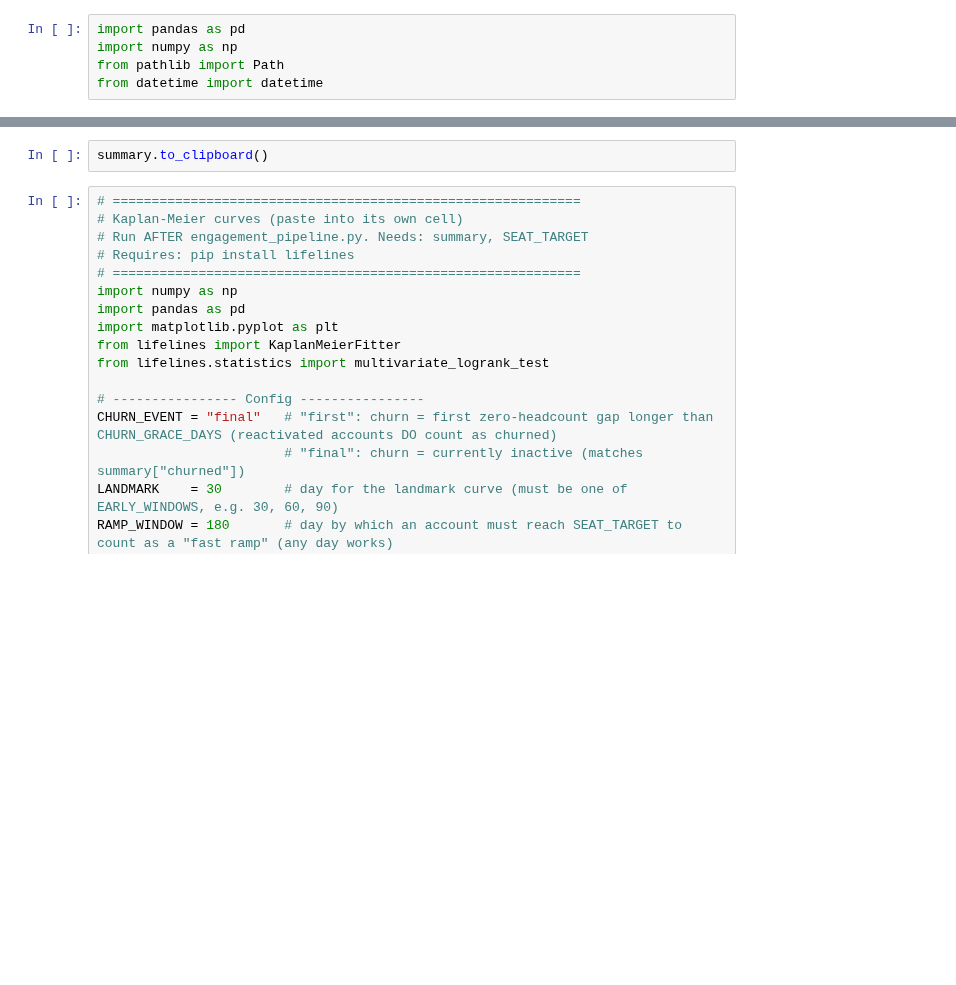
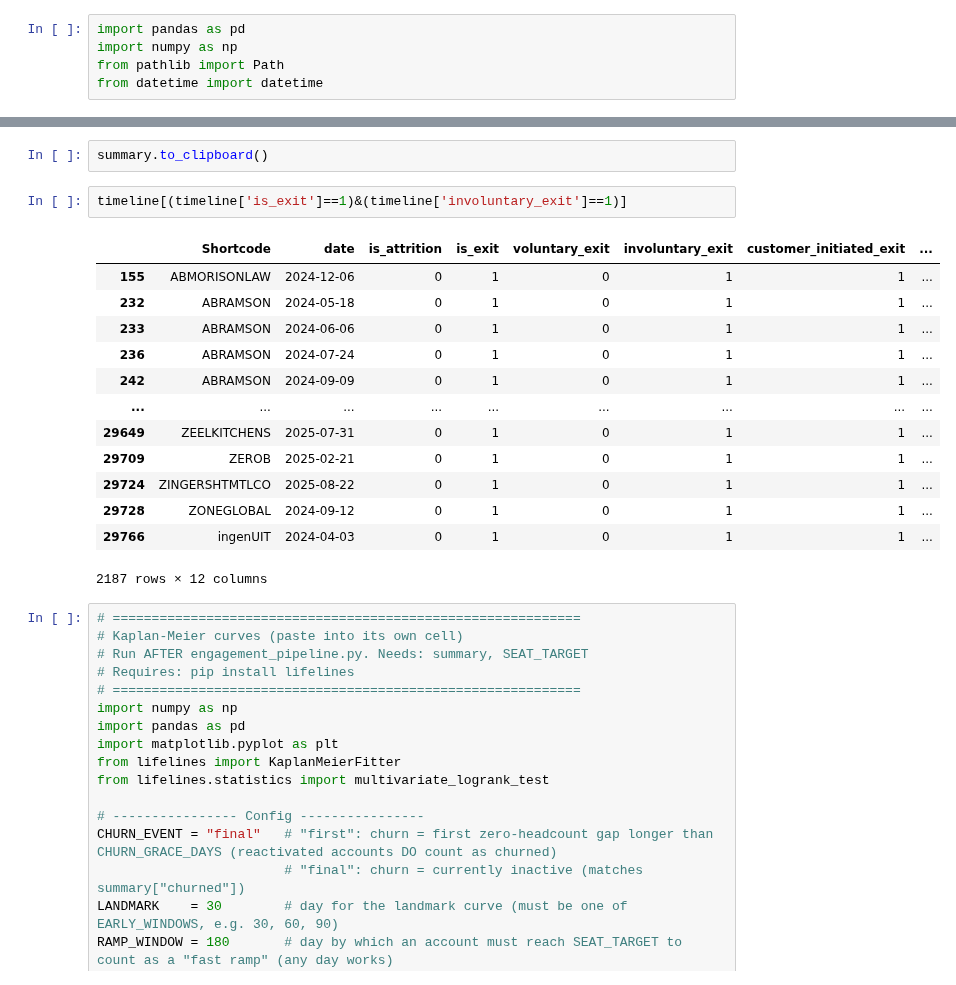
Before and after one commit to fonso-p/cloudstaff_dev, a Jupyter notebook: Disengagement/SC_disengagement.ipynb, the cells around one changed output, grey strips where cells are left out. Drawn from its saved outputs; the diff is of its cells as text; blank space fills up the shorter version.

```diff
--- a/Disengagement/SC_disengagement.ipynb
+++ b/Disengagement/SC_disengagement.ipynb
@@ -666,5 +949,21 @@ VAR      1.0                    3          1.000
+# %%
+summary.to_clipboard()
 # %%
-summary.to_clipboard()
+timeline[(timeline['is_exit']==1)&(timeline['involuntary_exit']==1)]
+# %% [output]
+|  | Shortcode | date | is_attrition | is_exit | voluntary_exit | involuntary_exit | customer_initiated_exit | ... |
+| 155 | ABMORISONLAW | 2024-12-06 | 0 | 1 | 0 | 1 | 1 | ... |
+| 232 | ABRAMSON | 2024-05-18 | 0 | 1 | 0 | 1 | 1 | ... |
+| 233 | ABRAMSON | 2024-06-06 | 0 | 1 | 0 | 1 | 1 | ... |
+| 236 | ABRAMSON | 2024-07-24 | 0 | 1 | 0 | 1 | 1 | ... |
+| 242 | ABRAMSON | 2024-09-09 | 0 | 1 | 0 | 1 | 1 | ... |
+| ... | ... | ... | ... | ... | ... | ... | ... | ... |
+| 29649 | ZEELKITCHENS | 2025-07-31 | 0 | 1 | 0 | 1 | 1 | ... |
+| 29709 | ZEROB | 2025-02-21 | 0 | 1 | 0 | 1 | 1 | ... |
+| 29724 | ZINGERSHTMTLCO | 2025-08-22 | 0 | 1 | 0 | 1 | 1 | ... |
+| 29728 | ZONEGLOBAL | 2024-09-12 | 0 | 1 | 0 | 1 | 1 | ... |
+| 29766 | ingenUIT | 2024-04-03 | 0 | 1 | 0 | 1 | 1 | ... |
+2187 rows × 12 columns
 # %%
 # ============================================================
 # Kaplan-Meier curves (paste into its own cell)
```
Also changed, not shown: parts of 12 cells of this notebook, 2 other files.
